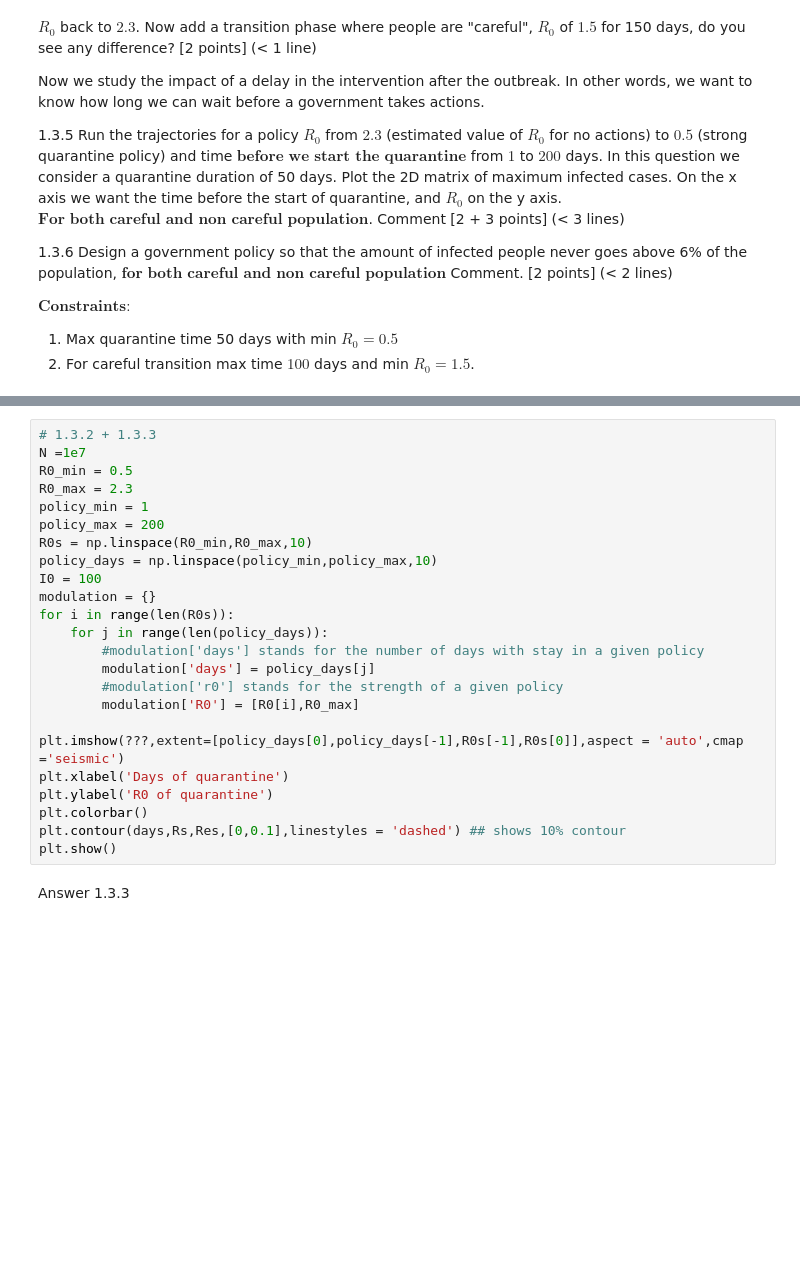
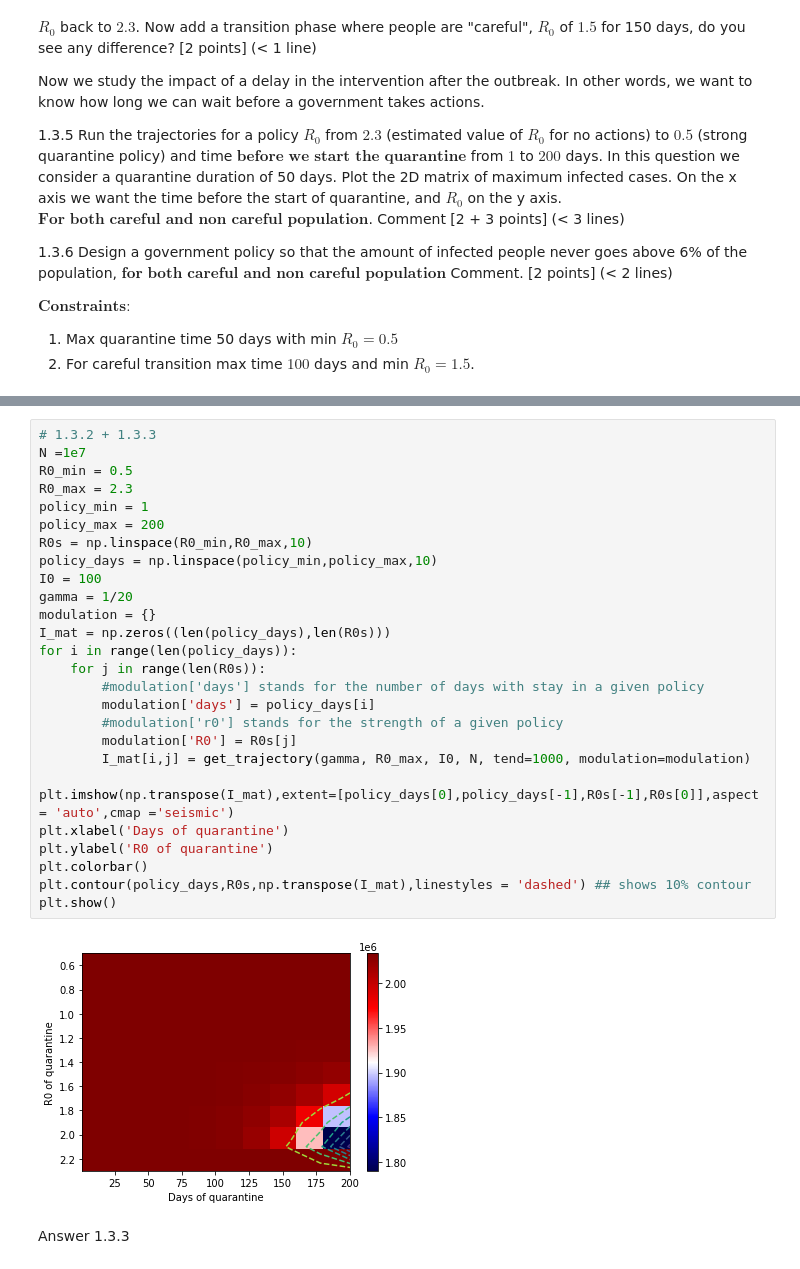
Before and after one commit to KiyarashFarivar/bmnn, a Jupyter notebook: project2/final_project2.ipynb, the cells around one changed output, grey strips where cells are left out. Drawn from its saved outputs; the diff is of its cells as text; blank space fills up the shorter version.

```diff
--- a/project2/final_project2.ipynb
+++ b/project2/final_project2.ipynb
@@ -253,27 +262,32 @@ def get_trajectory(gamma, R0, I0, N, tend=1000, modulation = ???):
 # %%
 # 1.3.2 + 1.3.3
 N =1e7
 R0_min = 0.5
 R0_max = 2.3
 policy_min = 1
 policy_max = 200
 R0s = np.linspace(R0_min,R0_max,10)
 policy_days = np.linspace(policy_min,policy_max,10)
 I0 = 100
+gamma = 1/20
 modulation = {}
-for i in range(len(R0s)):
-    for j in range(len(policy_days)):
+I_mat = np.zeros((len(policy_days),len(R0s)))
+for i in range(len(policy_days)):
+    for j in range(len(R0s)):
         #modulation['days'] stands for the number of days with stay in a given policy
-        modulation['days'] = policy_days[j]
+        modulation['days'] = policy_days[i]
         #modulation['r0'] stands for the strength of a given policy
-        modulation['R0'] = [R0[i],R0_max]
+        modulation['R0'] = R0s[j]
+        I_mat[i,j] = get_trajectory(gamma, R0_max, I0, N, tend=1000, modulation=modulation)
 
-plt.imshow(???,extent=[policy_days[0],policy_days[-1],R0s[-1],R0s[0]],aspect = 'auto',cmap ='seismic')
+plt.imshow(np.transpose(I_mat),extent=[policy_days[0],policy_days[-1],R0s[-1],R0s[0]],aspect = 'auto',cmap ='seismic')
 plt.xlabel('Days of quarantine')
 plt.ylabel('R0 of quarantine')
 plt.colorbar()
-plt.contour(days,Rs,Res,[0,0.1],linestyles = 'dashed') ## shows 10% contour
+plt.contour(policy_days,R0s,np.transpose(I_mat),linestyles = 'dashed') ## shows 10% contour
 plt.show()
+# %% [output]
+[figure, added]
 # %% [markdown]
 Answer 1.3.3
 # %%
```
Also changed, not shown: parts of 37 cells of this notebook.
